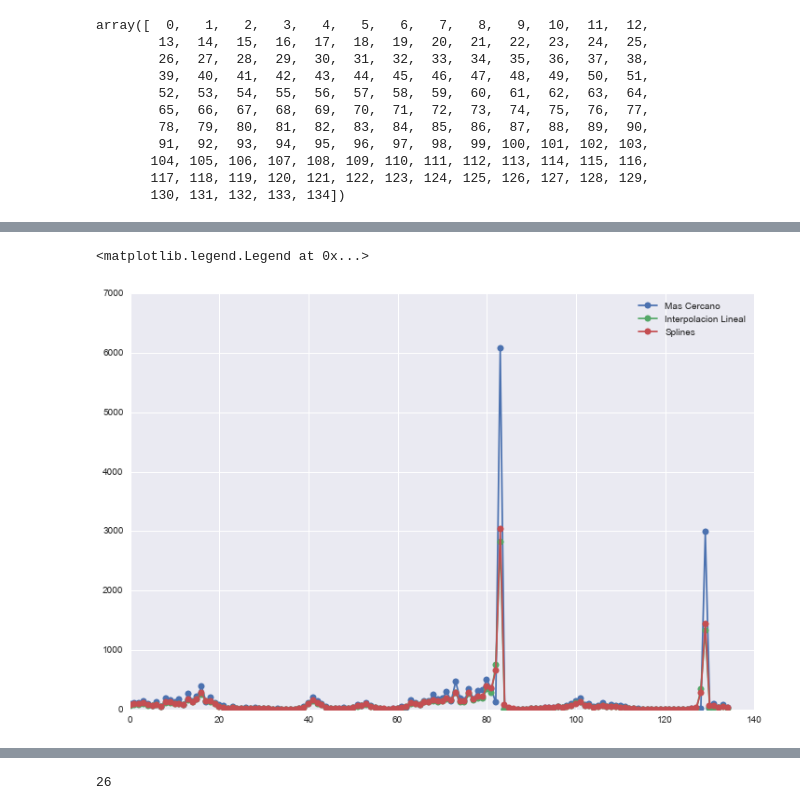
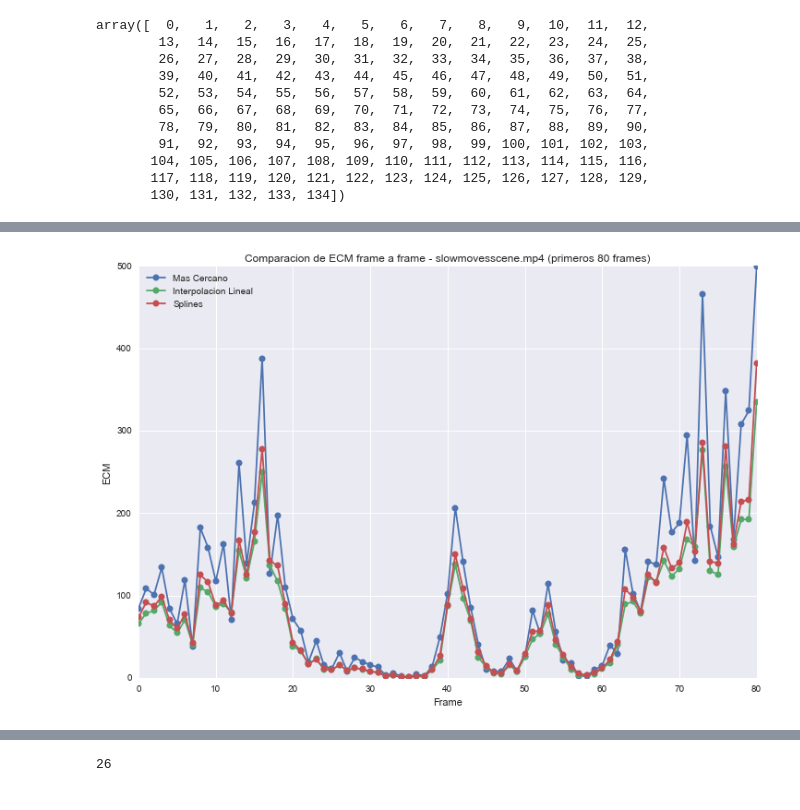
Before and after one commit to Fixman/metnum-TP3, a Jupyter notebook: src/resultados/Analisis_Cualquiera.ipynb, the cells around one changed output, grey strips where cells are left out. Cells and saved outputs as stored; diff of their text form; code cells hidden in the pictures.

Commit message:
Terminados graficos de ECM frame by frame.

```diff
--- a/src/resultados/Analisis_Cualquiera.ipynb
+++ b/src/resultados/Analisis_Cualquiera.ipynb
@@ -191,3 +191,15 @@ array([  0,   1,   2,   3,   4,   5,   6,   7,   8,   9,  10,  11,  12,
 # %%
 for h in q:
     q[h].index = q[h].index.map(int)
+# %%
+f = q['slowmovesscene']
+
+for i in f:
+    pyplot.plot(f[i], '.-', label = i)
+
+pyplot.xlabel('Frame')
+pyplot.ylabel('ECM')
+pyplot.title('Comparacion de ECM frame a frame - slowmovesscene.mp4')
+
+pyplot.legend(loc = 0)
+pyplot.savefig('ecm_frame_slowmovescene.png', bbox_inches='tight')
@@ -194,15 +208,19 @@ for h in q:
 # %%
 f = q['slowmovesscene']
 
-llim = -1
-rlim = 10000
+llim = 0
+rlim = 80
 for i in f:
-    pyplot.plot(f[(f.index >= llim) & (f.index <= rlim)][i], '-o', label = i)
+    pyplot.plot(f[(f.index >= llim) & (f.index <= rlim)][i], 'o-', label = i)
 
-pyplot.legend()
+pyplot.xlabel('Frame')
+pyplot.ylabel('ECM')
+pyplot.title('Comparacion de ECM frame a frame - slowmovesscene.mp4 (primeros 80 frames)')
+
+pyplot.legend(loc = 0)
+pyplot.savefig('ecm_frame_slowmovescene_0_80.png', bbox_inches='tight')
 # %% [output]
-<matplotlib.legend.Legend at 0x...>
-[figure, old version]
+[figure, new version]
 # %%
 f = q['slowmovesscene']
 
```
Also changed, not shown: parts of 6 cells of this notebook, 6 other files.
